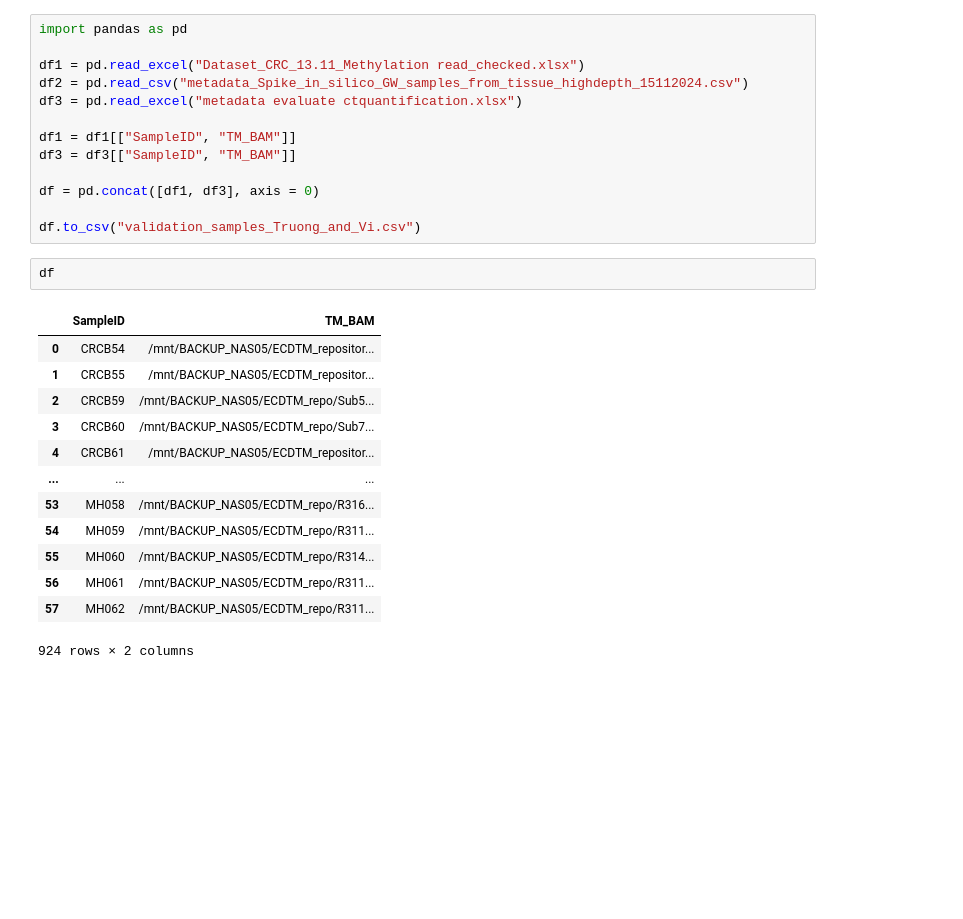
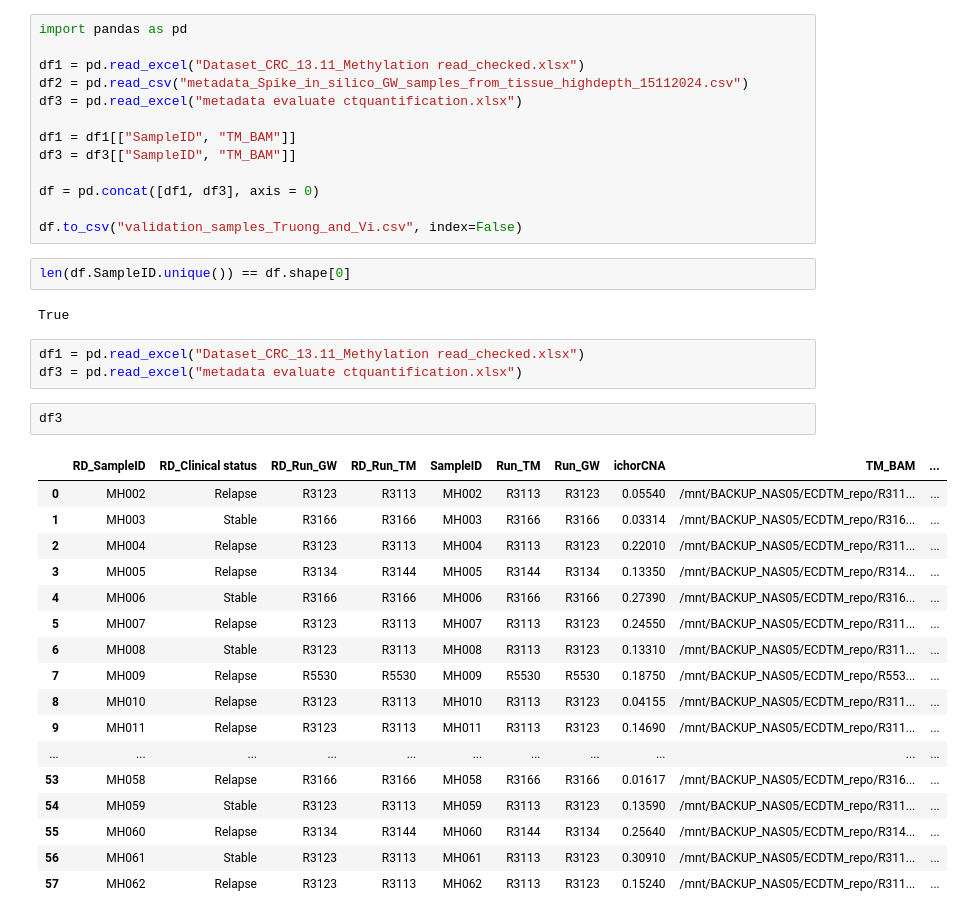
Before and after one commit to hieunguyen4193/tmd_features, a Jupyter notebook: validation_Truong_Vi/preprocess_SampleSheet_for_fetching_reads.ipynb, the cells around one changed output. Drawn from its saved outputs; the diff is of its cells as text; blank space fills up the shorter version.

```diff
--- a/validation_Truong_Vi/preprocess_SampleSheet_for_fetching_reads.ipynb
+++ b/validation_Truong_Vi/preprocess_SampleSheet_for_fetching_reads.ipynb
@@ -10,20 +10,31 @@ df3 = df3[["SampleID", "TM_BAM"]]
 
 df = pd.concat([df1, df3], axis = 0)
 
-df.to_csv("validation_samples_Truong_and_Vi.csv")
+df.to_csv("validation_samples_Truong_and_Vi.csv", index=False)
-# %%
-df
-# %% [output]
-|  | SampleID | TM_BAM |
-| 0 | CRCB54 | /mnt/BACKUP_NAS05/ECDTM_repositor... |
-| 1 | CRCB55 | /mnt/BACKUP_NAS05/ECDTM_repositor... |
-| 2 | CRCB59 | /mnt/BACKUP_NAS05/ECDTM_repo/Sub5... |
-| 3 | CRCB60 | /mnt/BACKUP_NAS05/ECDTM_repo/Sub7... |
-| 4 | CRCB61 | /mnt/BACKUP_NAS05/ECDTM_repositor... |
-| ... | ... | ... |
-| 53 | MH058 | /mnt/BACKUP_NAS05/ECDTM_repo/R316... |
-| 54 | MH059 | /mnt/BACKUP_NAS05/ECDTM_repo/R311... |
-| 55 | MH060 | /mnt/BACKUP_NAS05/ECDTM_repo/R314... |
-| 56 | MH061 | /mnt/BACKUP_NAS05/ECDTM_repo/R311... |
-| 57 | MH062 | /mnt/BACKUP_NAS05/ECDTM_repo/R311... |
-924 rows × 2 columns
+# %%
+len(df.SampleID.unique()) == df.shape[0]
+# %% [output]
+True
+# %%
+df1 = pd.read_excel("Dataset_CRC_13.11_Methylation read_checked.xlsx")
+df3 = pd.read_excel("metadata evaluate ctquantification.xlsx")
+# %%
+df3
+# %% [output]
+|  | RD_SampleID | RD_Clinical status | RD_Run_GW | RD_Run_TM | SampleID | Run_TM | Run_GW | ichorCNA | TM_BAM | ... |
+| 0 | MH002 | Relapse | R3123 | R3113 | MH002 | R3113 | R3123 | 0.05540 | /mnt/BACKUP_NAS05/ECDTM_repo/R311... | ... |
+| 1 | MH003 | Stable | R3166 | R3166 | MH003 | R3166 | R3166 | 0.03314 | /mnt/BACKUP_NAS05/ECDTM_repo/R316... | ... |
+| 2 | MH004 | Relapse | R3123 | R3113 | MH004 | R3113 | R3123 | 0.22010 | /mnt/BACKUP_NAS05/ECDTM_repo/R311... | ... |
+| 3 | MH005 | Relapse | R3134 | R3144 | MH005 | R3144 | R3134 | 0.13350 | /mnt/BACKUP_NAS05/ECDTM_repo/R314... | ... |
+| 4 | MH006 | Stable | R3166 | R3166 | MH006 | R3166 | R3166 | 0.27390 | /mnt/BACKUP_NAS05/ECDTM_repo/R316... | ... |
+| 5 | MH007 | Relapse | R3123 | R3113 | MH007 | R3113 | R3123 | 0.24550 | /mnt/BACKUP_NAS05/ECDTM_repo/R311... | ... |
+| 6 | MH008 | Stable | R3123 | R3113 | MH008 | R3113 | R3123 | 0.13310 | /mnt/BACKUP_NAS05/ECDTM_repo/R311... | ... |
+| 7 | MH009 | Relapse | R5530 | R5530 | MH009 | R5530 | R5530 | 0.18750 | /mnt/BACKUP_NAS05/ECDTM_repo/R553... | ... |
+| 8 | MH010 | Relapse | R3123 | R3113 | MH010 | R3113 | R3123 | 0.04155 | /mnt/BACKUP_NAS05/ECDTM_repo/R311... | ... |
+| 9 | MH011 | Relapse | R3123 | R3113 | MH011 | R3113 | R3123 | 0.14690 | /mnt/BACKUP_NAS05/ECDTM_repo/R311... | ... |
+| ... | ... | ... | ... | ... | ... | ... | ... | ... | ... | ... |
+| 53 | MH058 | Relapse | R3166 | R3166 | MH058 | R3166 | R3166 | 0.01617 | /mnt/BACKUP_NAS05/ECDTM_repo/R316... | ... |
+| 54 | MH059 | Stable | R3123 | R3113 | MH059 | R3113 | R3123 | 0.13590 | /mnt/BACKUP_NAS05/ECDTM_repo/R311... | ... |
+| 55 | MH060 | Relapse | R3134 | R3144 | MH060 | R3144 | R3134 | 0.25640 | /mnt/BACKUP_NAS05/ECDTM_repo/R314... | ... |
+| 56 | MH061 | Stable | R3123 | R3113 | MH061 | R3113 | R3123 | 0.30910 | /mnt/BACKUP_NAS05/ECDTM_repo/R311... | ... |
+| 57 | MH062 | Relapse | R3123 | R3113 | MH062 | R3113 | R3123 | 0.15240 | /mnt/BACKUP_NAS05/ECDTM_repo/R311... | ... |
```
Also changed, not shown: 2 other files.
